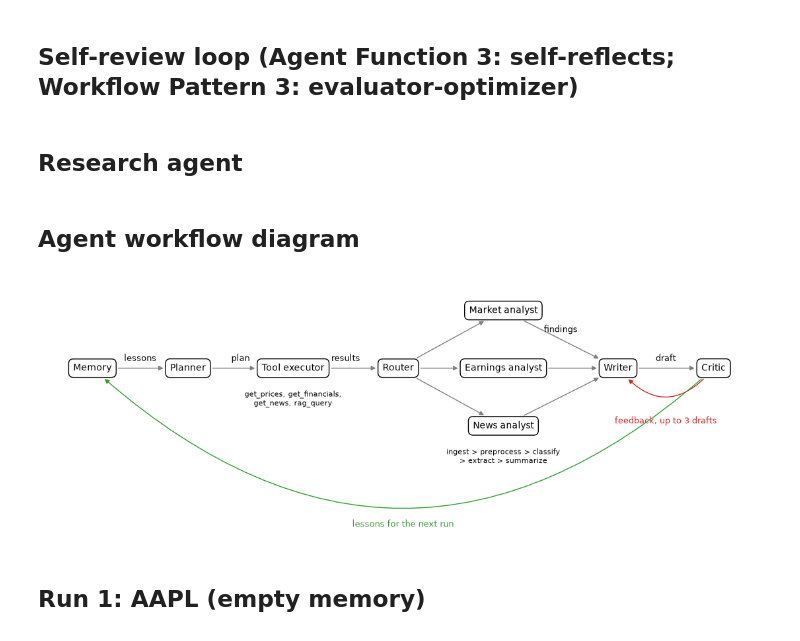
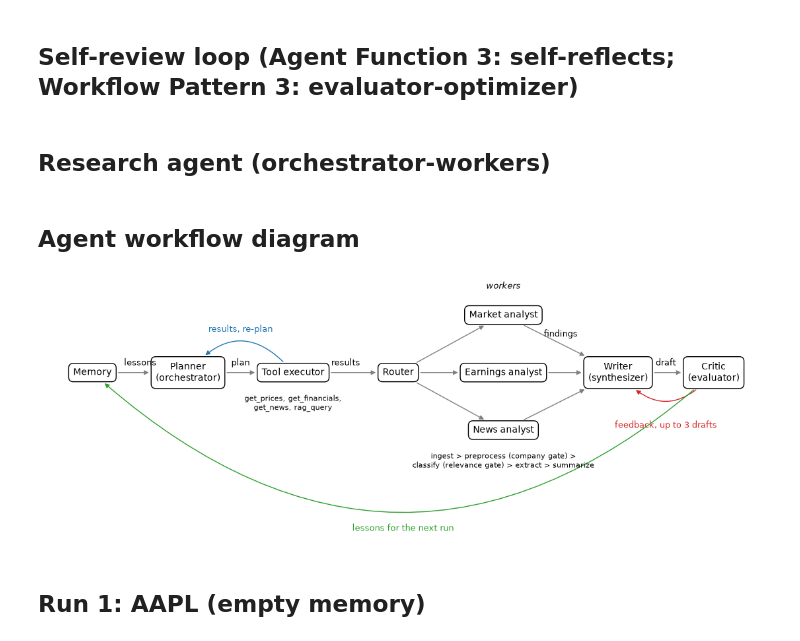
Before and after one commit to jjusticeusd/AAI-520-Final-Team-Project-Group8, a Jupyter notebook: src/investment_research_agent.ipynb, the cells around one changed output. Saved outputs shown, nothing was run; the diff lists cells and outputs as text; code cells hidden in the pictures.

```diff
--- a/src/investment_research_agent.ipynb
+++ b/src/investment_research_agent.ipynb
@@ -754,7 +847,7 @@ def run_review_cycle(draft, evidence, log, max_drafts=3):
             "stop_reason": stop_reason,
             "history": history}
 # %% [markdown]
-## Research agent
+## Research agent (orchestrator-workers)
 # %%
 ANALYSTS = {"market": "Market analyst", "earnings": "Earnings analyst",
             "news": "News analyst"}
@@ -939,44 +1046,58 @@ handoffs = [
     ["News analyst", "Writer", ""],
     ["Writer", "Critic", "draft"],
 ]
+roles = {"Planner": "orchestrator", "Writer": "synthesizer",
+         "Critic": "evaluator"}
 fig, ax = plt.subplots(figsize=(14, 5))
 ax.set_xlim(-1, 14)
 ax.set_ylim(-1.5, 3.8)
 ax.axis("off")
 boxes = {}
 for name, (x, y) in agents.items():
-    boxes[name] = ax.text(x, y, name, ha="center", va="center", fontsize=10,
+    label = name
+    if name in roles:
+        label = f"{name}\n({roles[name]})"
+    boxes[name] = ax.text(x, y, label, ha="center", va="center", fontsize=10,
                           bbox={"boxstyle": "round,pad=0.5",
                                 "facecolor": "white", "edgecolor": "black"})
+ax.text(8.6, 3.75, "workers", ha="center", fontsize=9, style="italic")
 for sender, receiver, label in handoffs:
     ax.annotate("", xy=agents[receiver], xytext=agents[sender],
                 arrowprops={"arrowstyle": "-|>", "color": "grey",
                             "patchA": boxes[sender].get_bbox_patch(),
                             "patchB": boxes[receiver].get_bbox_patch()})
     x = (agents[sender][0] + agents[receiver][0]) / 2
     y = (agents[sender][1] + agents[receiver][1]) / 2
     ax.text(x, y + 0.15, label, ha="center", fontsize=9)
 ax.annotate("", xy=agents["Writer"], xytext=agents["Critic"],
             arrowprops={"arrowstyle": "-|>", "color": "tab:red",
                         "connectionstyle": "arc3,rad=-0.6",
                         "patchA": boxes["Critic"].get_bbox_patch(),
                         "patchB": boxes["Writer"].get_bbox_patch()})
 ax.text(12, 0.85, "feedback, up to 3 drafts", ha="center", fontsize=9,
         color="tab:red")
 ax.annotate("", xy=agents["Memory"], xytext=agents["Critic"],
             arrowprops={"arrowstyle": "-|>", "color": "tab:green",
                         "connectionstyle": "arc3,rad=-0.45",
                         "patchA": boxes["Critic"].get_bbox_patch(),
                         "patchB": boxes["Memory"].get_bbox_patch()})
 ax.text(6.5, -1.3, "lessons for the next run", ha="center", fontsize=9,
         color="tab:green")
+ax.annotate("", xy=agents["Planner"], xytext=agents["Tool executor"],
+            arrowprops={"arrowstyle": "-|>", "color": "tab:blue",
+                        "connectionstyle": "arc3,rad=0.6",
+                        "patchA": boxes["Tool executor"].get_bbox_patch(),
+                        "patchB": boxes["Planner"].get_bbox_patch()})
+ax.text(3.1, 2.85, "results, re-plan", ha="center", fontsize=9,
+        color="tab:blue")
 ax.text(4.2, 1.55, "get_prices, get_financials,\nget_news, rag_query",
         ha="center", va="top", fontsize=8)
-ax.text(8.6, 0.35, "ingest > preprocess > classify\n> extract > summarize",
+ax.text(8.6, 0.35, "ingest > preprocess (company gate) >\nclassify "
+        "(relevance gate) > extract > summarize",
         ha="center", va="top", fontsize=8)
 plt.show()
 # %% [output]
-[figure, old version]
+[figure, new version]
 # %% [markdown]
 ## Run 1: AAPL (empty memory)
 # %%
```
Also changed, not shown: parts of 13 cells of this notebook, 5 other files.
